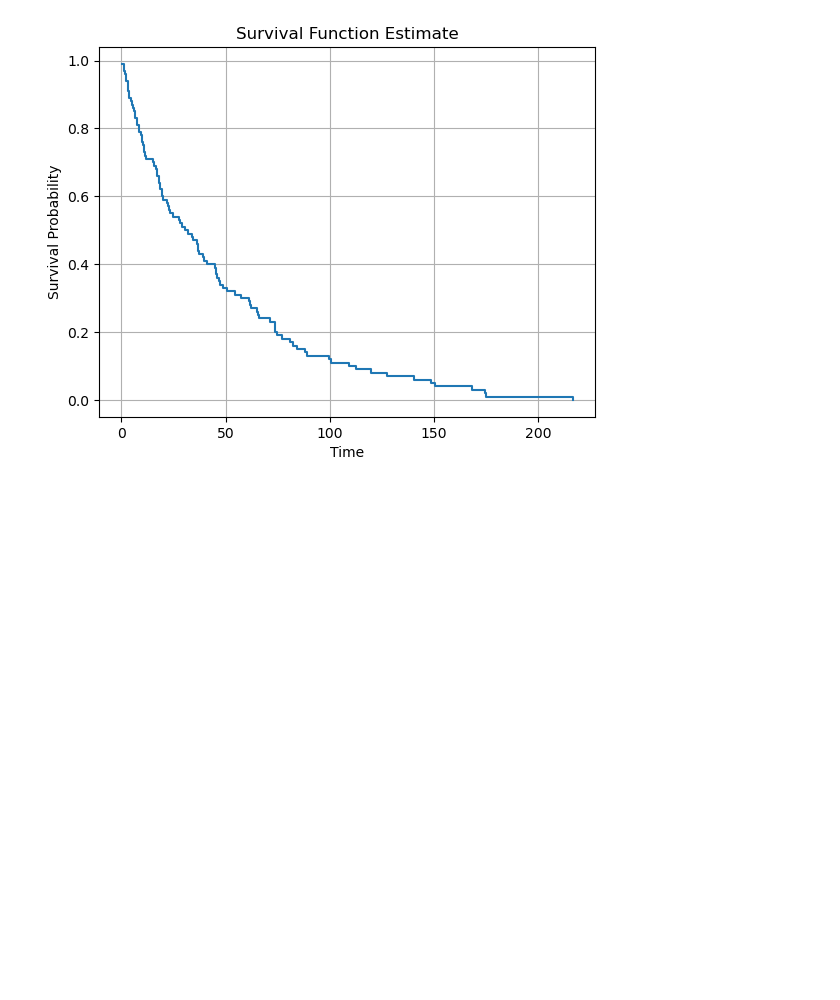
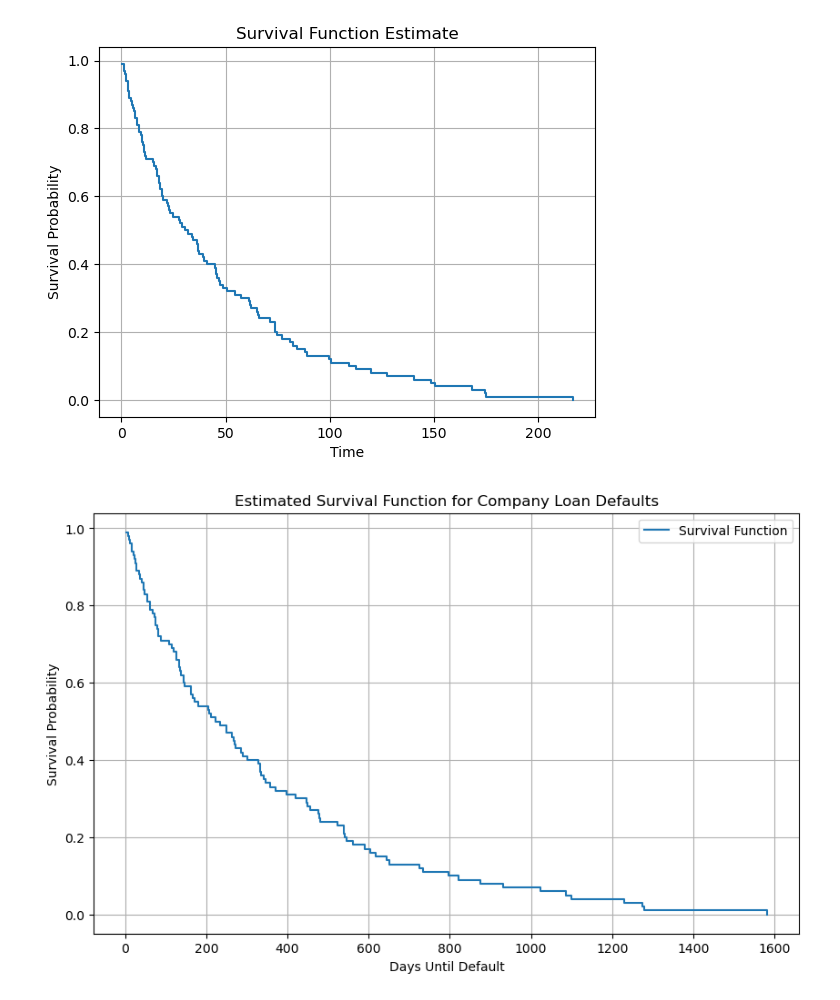
Before and after one commit to MaukanMir/AI-ML-Learning, a Jupyter notebook: Mathematics/Statistics/Intro-Probability/Epexctation.ipynb, the cells around one changed output. Cells and saved outputs as stored; diff of their text form; code cells hidden in the pictures; blank space fills up the shorter version.

```diff
--- a/Mathematics/Statistics/Intro-Probability/Epexctation.ipynb
+++ b/Mathematics/Statistics/Intro-Probability/Epexctation.ipynb
@@ -134,3 +134,35 @@ plt.grid(True)
 plt.show()
 # %% [output]
 [figure]
+# %%
+import numpy as np
+import matplotlib.pyplot as plt
+from scipy.stats import expon
+
+# Setting random seed for reproducibility
+np.random.seed(42)
+
+# Simulated loan survival data parameters
+size = 100  # number of companies
+scale = 365  # average days until default (1 year)
+
+# Generate survival times (time until loan default) for the companies
+survival_times = expon.rvs(scale=scale, size=size)
+
+# Sort the survival times to calculate the survival function
+sorted_times = np.sort(survival_times)
+
+# Calculate survival probabilities
+survival_probabilities = 1. - np.arange(1, size + 1) / size
+
+# Plotting the survival function
+plt.figure(figsize=(10, 6))
+plt.step(sorted_times, survival_probabilities, where="post", label='Survival Function')
+plt.title('Estimated Survival Function for Company Loan Defaults')
+plt.xlabel('Days Until Default')
+plt.ylabel('Survival Probability')
+plt.grid(True)
+plt.legend()
+plt.show()
+# %% [output]
+[figure, added]
```
Also changed, not shown: parts of 1 cell of this notebook.
